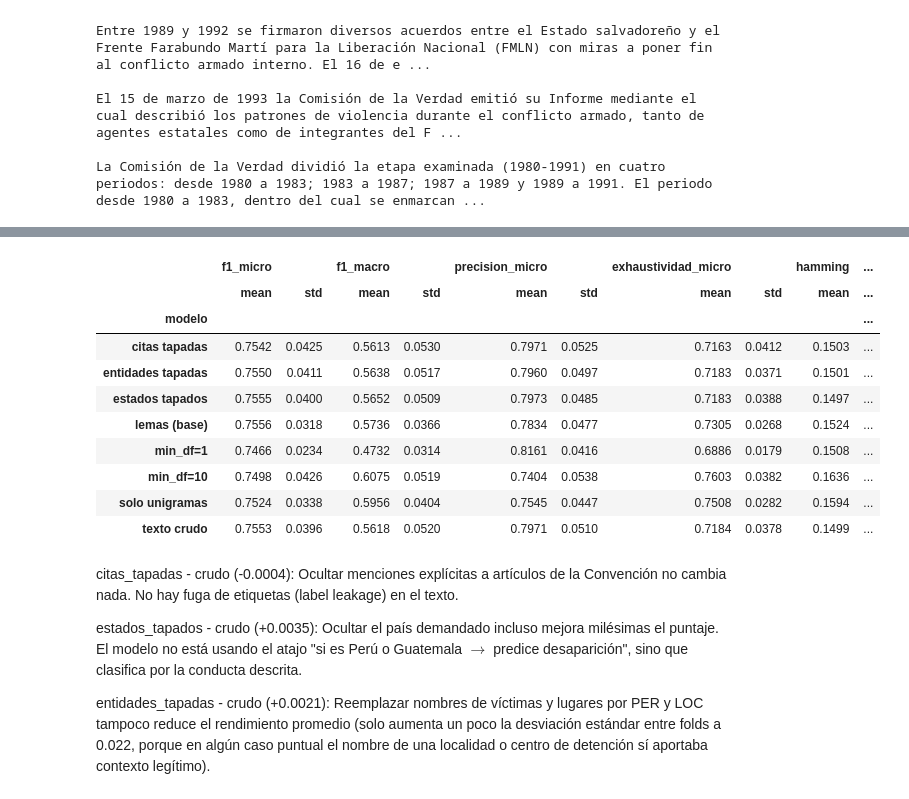
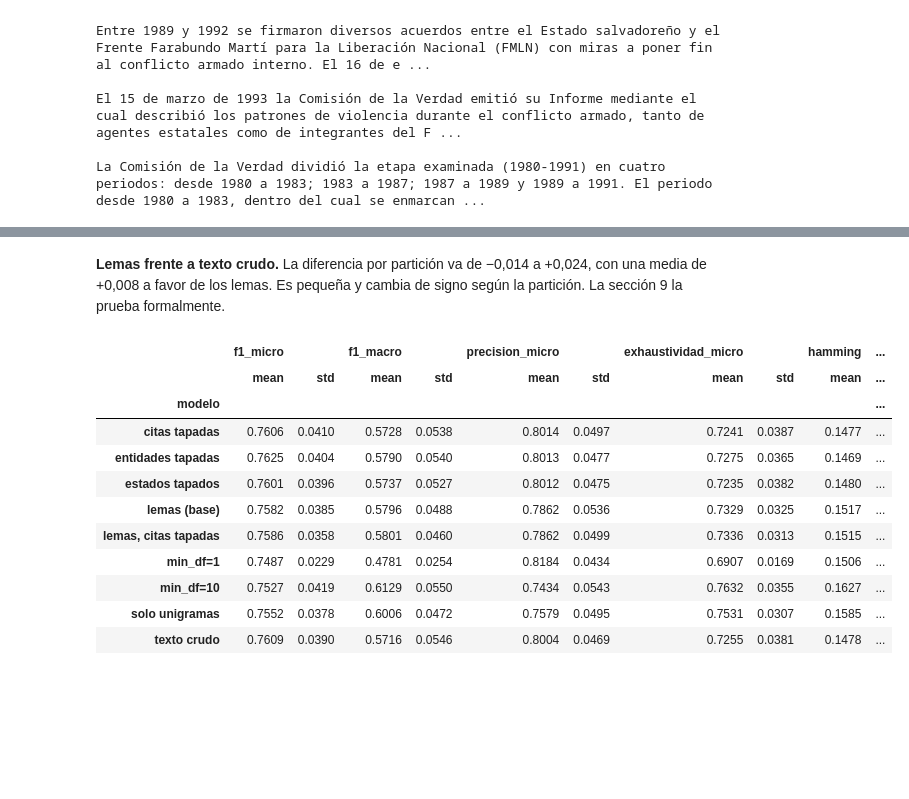
Before and after one commit to GiraldoB/RAG-CIDH, a Jupyter notebook: t1_articulos.ipynb, the cells around one changed output, grey strips where cells are left out. Drawn from its saved outputs; the diff is of its cells as text; code cells hidden in the pictures; blank space fills up the shorter version.

```diff
--- a/t1_articulos.ipynb
+++ b/t1_articulos.ipynb
@@ -108,18 +134,15 @@ co.style.background_gradient(cmap='Blues')
 # %%
-import numpy as np
-import pandas as pd
-
-# Correlación phi entre columnas binarias.
-# Se llena la diagonal antes de crear el DataFrame: en pandas 3, DataFrame.values
-# puede ser de solo lectura y np.fill_diagonal(phi.values, np.nan) lanza ValueError.
+# Correlación phi (Pearson entre columnas binarias): si dos artículos aparecen juntos más de lo que
+# se esperaría por lo frecuente que es cada uno. La diagonal se llena antes de crear el DataFrame:
+# en pandas 3, DataFrame.values puede ser de solo lectura y np.fill_diagonal fallaría.
 matriz = np.corrcoef(Y, rowvar=False)
 np.fill_diagonal(matriz, np.nan)
 phi = pd.DataFrame(matriz, index=etiquetas, columns=etiquetas)
 
-phi.style.background_gradient(cmap="coolwarm", vmin=-0.5, vmax=0.5).format("{:.2f}", na_rep="—")
-
-
-# Nota: La matriz phi filtra el ruido de los arts. 8 y 25 (transversales, phi=0.25)
-# y aísla patrones jurídicos claros: desplazamiento/niñez (17-19-22),
-# vida/integridad (4-5) y desaparición forzada (3-7).
+fig, ax = plt.subplots(figsize=(9, 7))
+sns.heatmap(phi, ax=ax, cmap="RdBu_r", vmin=-0.5, vmax=0.5, center=0, annot=True, fmt=".2f",
+            annot_kws={"size": 7}, linewidths=0.5, linecolor="white", cbar_kws={"label": "phi"})
+ax.set(title="Correlación phi entre artículos violados", xlabel="Artículo", ylabel="Artículo")
+guardar_fig(fig, "c02_t1_phi")
+plt.show()
 # %% [output]
@@ -215,18 +261,10 @@ La linea base
 # %%
-filas = []
-
+filas_base = []
 for k, ent, pru in iterar_particiones(df):
-    P = np.tile(Y[ent].mean(axis=0), (len(pru), 1))      # misma predicción para todas
-    filas.append({"modelo": "linea_base", "particion": k, **metricas_multietiqueta(Y[pru], (P >= 0.5).astype(int), P)})
-resumir(filas)
-
-
-
-# Nota (Línea base): Al ignorar el texto y predecir siempre los 3 artículos con
-# prevalencia >= 0.5 (arts. 8, 25 y 5), el modelo logra un f1_micro engañosamente
-# alto (0.6121) sostenido por volumen, pero cae a 0.1771 en f1_macro al sacar 0.0
-# en 12 de los 15 derechos. Esto fija el piso mínimo de referencia y justifica por qué
-# f1_macro y ap_macro (0.3232) son las métricas centrales para evaluar aprendizaje real.
+    P = np.tile(Y[ent].mean(axis=0), (len(pru), 1))      # la misma predicción para todas: la proporción de cada artículo
+    filas_base.append({"modelo": "linea_base", "particion": k,
+                       **metricas_multietiqueta(Y[pru], (P >= 0.5).astype(int), P)})
+resumir(filas_base)
 # %% [output]
 |  | f1_micro |  | f1_macro |  | precision_micro |  | exhaustividad_micro |  | hamming | ... |
 |  | mean | std | mean | std | mean | std | mean | std | mean | ... |
@@ -323,44 +357,44 @@ Nota (Ablación: lemas vs. texto crudo): Lematizar mejora el f1_macro en +0.0118
+# %% [markdown]
+**Lemas frente a texto crudo.** La diferencia por partición va de −0,014 a +0,024, con una media de +0,008 a favor de los lemas. Es pequeña y cambia de signo según la partición. La sección 9 la prueba formalmente.
 # %%
 # Preparamos los textos transformados (X_ent ya está calculado en memoria)
 X_crudo = df["texto"].to_numpy()
 X_citas = df["texto"].map(tapar_citas).to_numpy()
+# En lemas, la Entrega 1 convirtió «artículo 8.1» en el término «art_8_1»: también hay que taparlas
+X_lemas_citas = df["lemas"].map(tapar_citas).to_numpy()
 
 estados_unicos = df["estado"].unique()
 X_estados = np.array([tapar_estados(t, estados_unicos) for t in df["texto"]], dtype=object)
 
 # Ejecutamos todas las variantes (min_df=3 y ngramas=(1,2) ya están en "lemas (base)")
 filas = (
     evaluar("lemas (base)", tfidf_lr, X)
     + evaluar("texto crudo", tfidf_lr, X_crudo)
     + evaluar("citas tapadas", tfidf_lr, X_citas)
+    + evaluar("lemas, citas tapadas", tfidf_lr, X_lemas_citas)
     + evaluar("estados tapados", tfidf_lr, X_estados)
     + evaluar("entidades tapadas", tfidf_lr, X_ent)
     + evaluar("solo unigramas", lambda: tfidf_lr(ngramas=(1, 1)), X)
     + evaluar("min_df=1", lambda: tfidf_lr(min_df=1), X)
     + evaluar("min_df=10", lambda: tfidf_lr(min_df=10), X)
 )
 
 tabla_ablacion = resumir(filas)
 guardar_tabla(tabla_ablacion, "t1_ablacion")
 tabla_ablacion
 # %% [output]
 |  | f1_micro |  | f1_macro |  | precision_micro |  | exhaustividad_micro |  | hamming | ... |
 |  | mean | std | mean | std | mean | std | mean | std | mean | ... |
 | modelo |  |  |  |  |  |  |  |  |  | ... |
-| citas tapadas | 0.7542 | 0.0425 | 0.5613 | 0.0530 | 0.7971 | 0.0525 | 0.7163 | 0.0412 | 0.1503 | ... |
-| entidades tapadas | 0.7550 | 0.0411 | 0.5638 | 0.0517 | 0.7960 | 0.0497 | 0.7183 | 0.0371 | 0.1501 | ... |
-| estados tapados | 0.7555 | 0.0400 | 0.5652 | 0.0509 | 0.7973 | 0.0485 | 0.7183 | 0.0388 | 0.1497 | ... |
-| lemas (base) | 0.7556 | 0.0318 | 0.5736 | 0.0366 | 0.7834 | 0.0477 | 0.7305 | 0.0268 | 0.1524 | ... |
-| min_df=1 | 0.7466 | 0.0234 | 0.4732 | 0.0314 | 0.8161 | 0.0416 | 0.6886 | 0.0179 | 0.1508 | ... |
-| min_df=10 | 0.7498 | 0.0426 | 0.6075 | 0.0519 | 0.7404 | 0.0538 | 0.7603 | 0.0382 | 0.1636 | ... |
-| solo unigramas | 0.7524 | 0.0338 | 0.5956 | 0.0404 | 0.7545 | 0.0447 | 0.7508 | 0.0282 | 0.1594 | ... |
-| texto crudo | 0.7553 | 0.0396 | 0.5618 | 0.0520 | 0.7971 | 0.0510 | 0.7184 | 0.0378 | 0.1499 | ... |
+| citas tapadas | 0.7606 | 0.0410 | 0.5728 | 0.0538 | 0.8014 | 0.0497 | 0.7241 | 0.0387 | 0.1477 | ... |
+| entidades tapadas | 0.7625 | 0.0404 | 0.5790 | 0.0540 | 0.8013 | 0.0477 | 0.7275 | 0.0365 | 0.1469 | ... |
+| estados tapados | 0.7601 | 0.0396 | 0.5737 | 0.0527 | 0.8012 | 0.0475 | 0.7235 | 0.0382 | 0.1480 | ... |
+| lemas (base) | 0.7582 | 0.0385 | 0.5796 | 0.0488 | 0.7862 | 0.0536 | 0.7329 | 0.0325 | 0.1517 | ... |
+| lemas, citas tapadas | 0.7586 | 0.0358 | 0.5801 | 0.0460 | 0.7862 | 0.0499 | 0.7336 | 0.0313 | 0.1515 | ... |
+| min_df=1 | 0.7487 | 0.0229 | 0.4781 | 0.0254 | 0.8184 | 0.0434 | 0.6907 | 0.0169 | 0.1506 | ... |
+| min_df=10 | 0.7527 | 0.0419 | 0.6129 | 0.0550 | 0.7434 | 0.0543 | 0.7632 | 0.0355 | 0.1627 | ... |
+| solo unigramas | 0.7552 | 0.0378 | 0.6006 | 0.0472 | 0.7579 | 0.0495 | 0.7531 | 0.0307 | 0.1585 | ... |
+| texto crudo | 0.7609 | 0.0390 | 0.5716 | 0.0546 | 0.8004 | 0.0469 | 0.7255 | 0.0381 | 0.1478 | ... |
-# %% [markdown]
-citas_tapadas - crudo (-0.0004): Ocultar menciones explícitas a artículos de la Convención no cambia nada. No hay fuga de etiquetas (label leakage) en el texto.
-
-estados_tapados - crudo (+0.0035): Ocultar el país demandado incluso mejora milésimas el puntaje. El modelo no está usando el atajo "si es Perú o Guatemala $\rightarrow$ predice desaparición", sino que clasifica por la conducta descrita.
-
-entidades_tapadas - crudo (+0.0021): Reemplazar nombres de víctimas y lugares por PER y LOC tampoco reduce el rendimiento promedio (solo aumenta un poco la desviación estándar entre folds a 0.022, porque en algún caso puntual el nombre de una localidad o centro de detención sí aportaba contexto legítimo).
 # %%
 por_particion = pd.DataFrame(filas).pivot(index="particion", columns="modelo", values="f1_macro")
 
```
Also changed, not shown: parts of 81 cells of this notebook, 11 other files.
